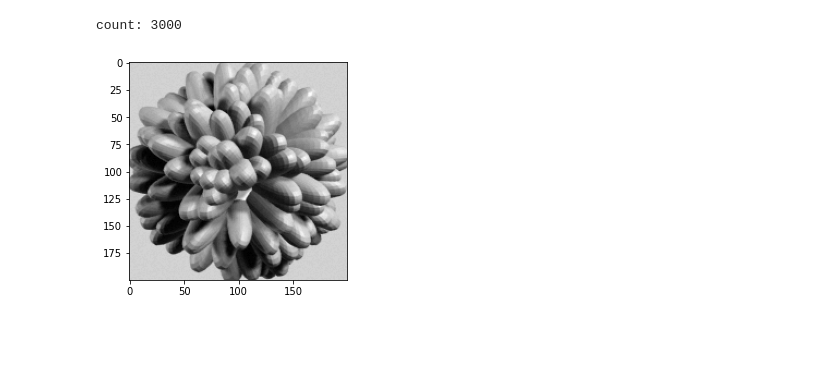
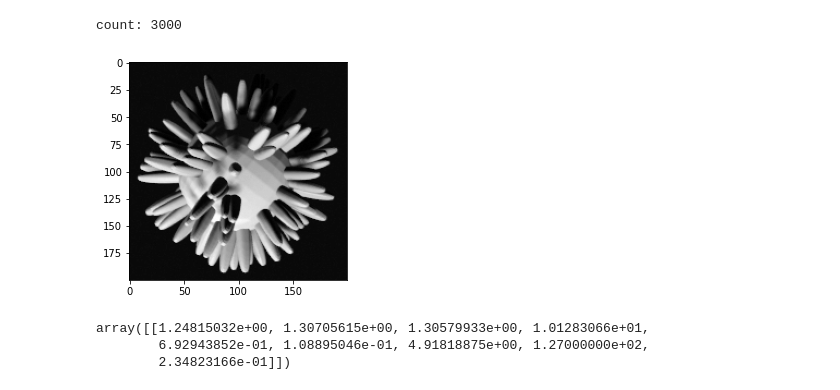
Before and after one commit to alexkalinins/hairnet-ai, a Jupyter notebook: hair-net.ipynb, the cells around one changed output. Drawn from its saved outputs; the diff is of its cells as text; code cells hidden in the pictures; blank space fills up the shorter version.

```diff
--- a/hair-net.ipynb
+++ b/hair-net.ipynb
@@ -52,7 +53,13 @@ data = np.load('data.npy', allow_pickle=True)
 # %%
 import matplotlib.pyplot as plt
 
-plt.imshow(data[2999][0], cmap='gray')
+plt.imshow(data[0][0], cmap='gray')
 plt.show()
 # %% [output]
-[figure, old version]
+[figure, new version]
+# %%
+data[0][1]
+# %% [output]
+array([[1.24815032e+00, 1.30705615e+00, 1.30579933e+00, 1.01283066e+01,
+        6.92943852e-01, 1.08895046e-01, 4.91818875e+00, 1.27000000e+02,
+        2.34823166e-01]])
```
Also changed, not shown: parts of 1 cell of this notebook, 1 other file.
